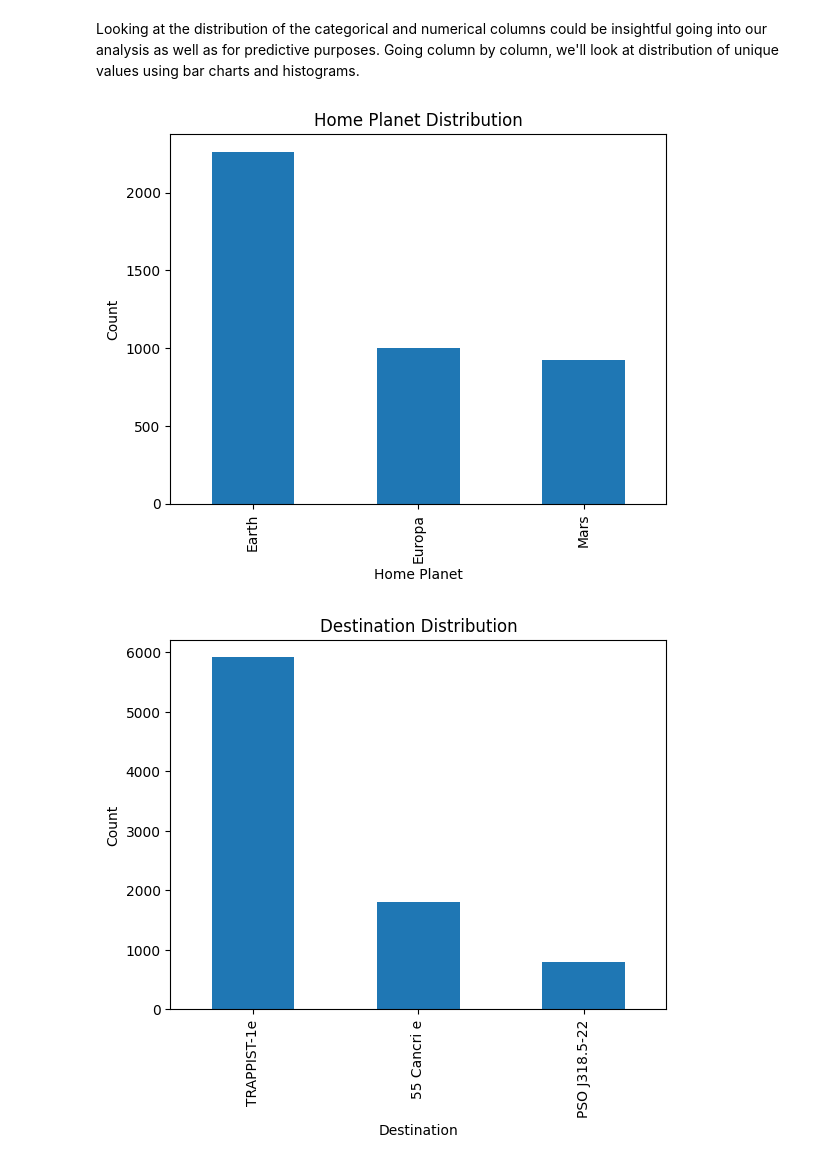
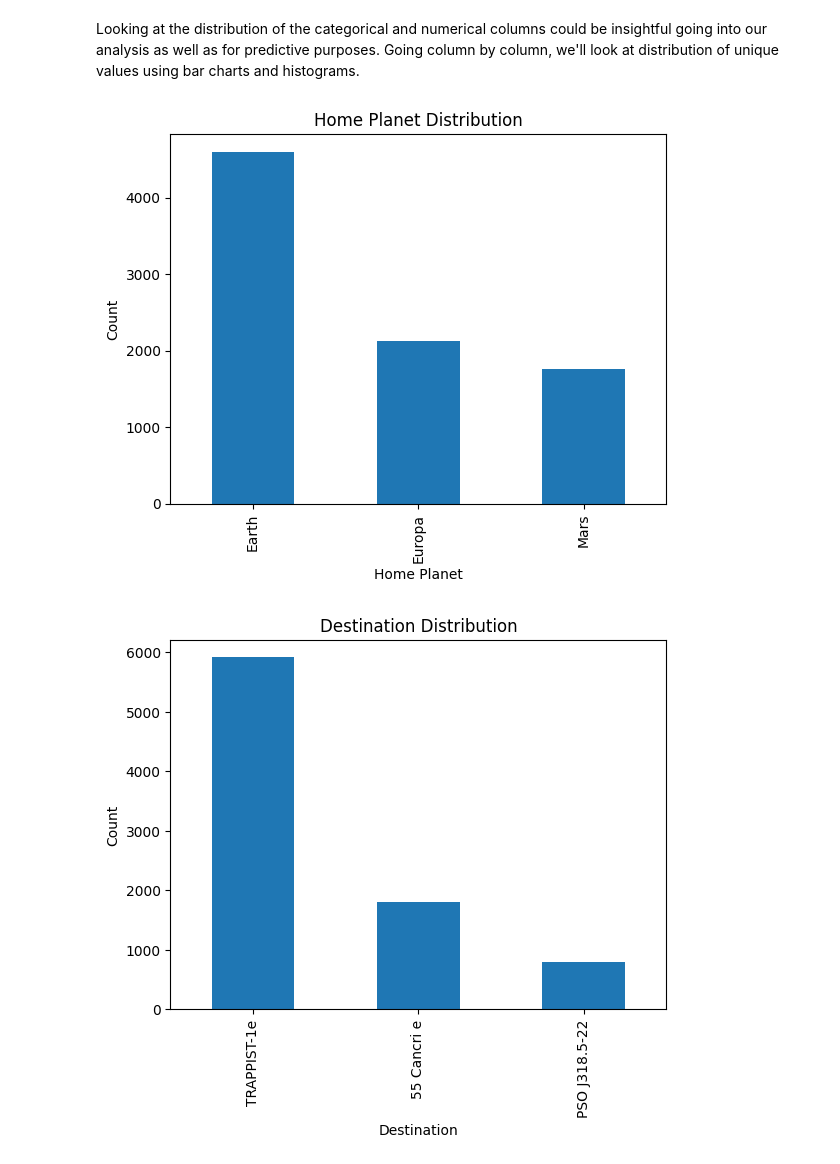
Before and after one commit to JosephSchambach/Kaggle-SpaceShip-Titanic-Competition, a Jupyter notebook: spaceship_titanic.ipynb, the cells around one changed output. Cells and saved outputs as stored; diff of their text form; code cells hidden in the pictures.

```diff
--- a/spaceship_titanic.ipynb
+++ b/spaceship_titanic.ipynb
@@ -37,10 +37,10 @@ from sklearn.preprocessing import StandardScaler, OneHotEncoder
 # import dataset
 test_path = 'data/test.csv'
 train_path = 'data/train.csv'
-test_df = pd.read_csv(train_path)
-train_df = pd.read_csv(test_path)
+train_df = pd.read_csv(train_path)
+test_df = pd.read_csv(test_path)
 
-test_df.head()
+train_df.head()
 # %% [output]
 |  | PassengerId | HomePlanet | CryoSleep | Cabin | Destination | Age | VIP | RoomService | FoodCourt | ... |
 | 0 | 0001_01 | Europa | False | B/0/P | TRAPPIST-1e | 39.0 | False | 0.0 | 0.0 | ... |
@@ -52,11 +52,11 @@ test_df.head()
 Looking at the distribution of the categorical and numerical columns could be insightful going into our analysis as well as for predictive purposes. Going column by column, we'll look at distribution of unique values using bar charts and histograms.
 # %%
 # Home Planet
-test_df['HomePlanet'].value_counts().plot(kind='bar', title='Home Planet Distribution')
+train_df['HomePlanet'].value_counts().plot(kind='bar', title='Home Planet Distribution')
 plt.xlabel('Home Planet')
 plt.ylabel('Count')
 plt.show()
 # %% [output]
-[figure, old version]
+[figure, new version]
 # %%
 # Destination
```
Also changed, not shown: parts of 41 cells of this notebook.
